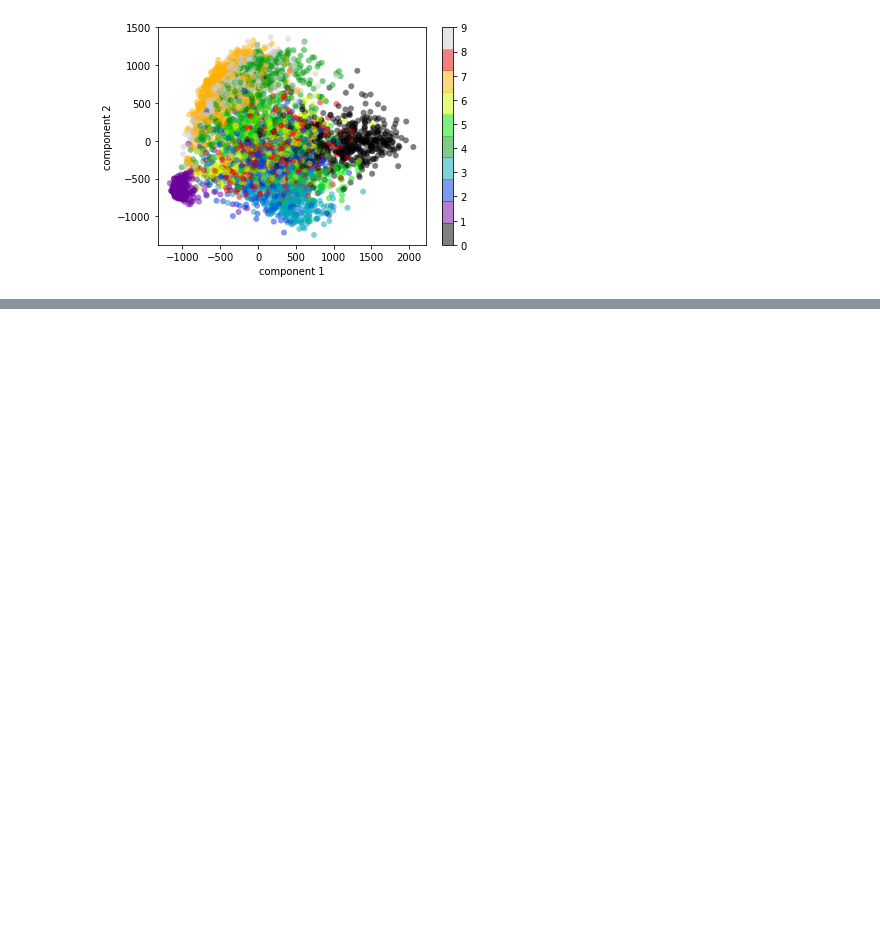
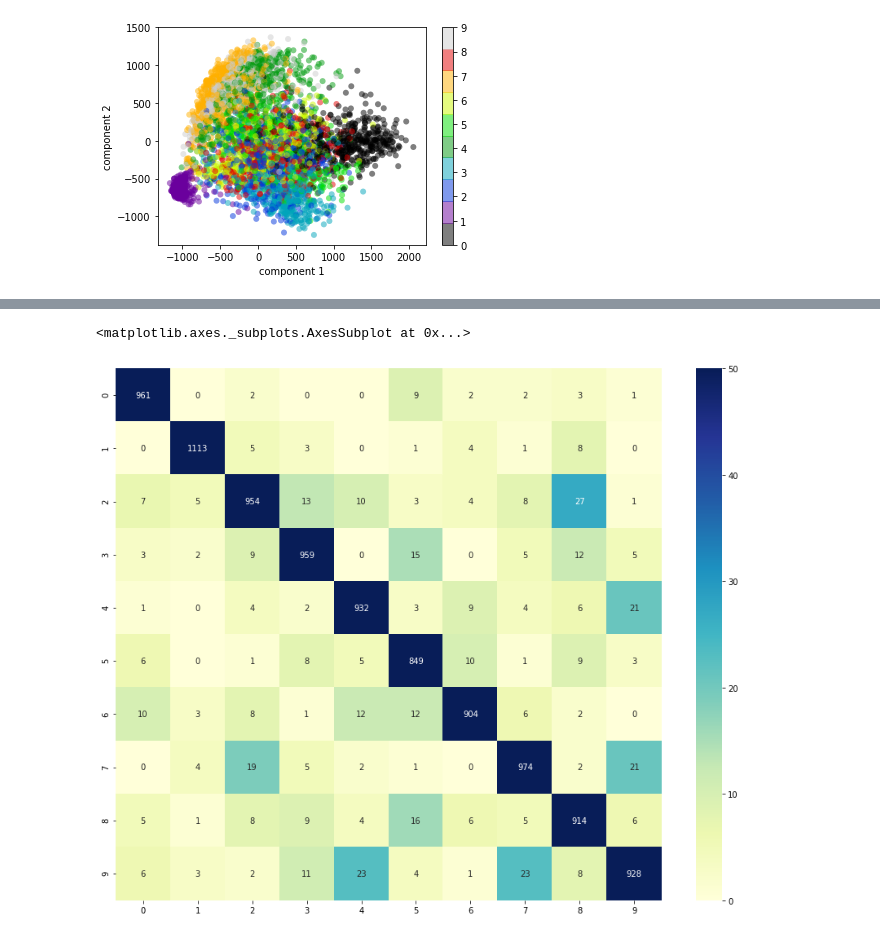
Before and after one commit to silva13/Capstone, a Jupyter notebook: 2. Preprocessing.ipynb, the cells around one changed output, grey strips where cells are left out. Drawn from its saved outputs; the diff is of its cells as text; code cells hidden in the pictures; blank space fills up the shorter version.

```diff
--- a/2. Preprocessing.ipynb
+++ b/2. Preprocessing.ipynb
@@ -150,0 +321,9 @@ sum(PCA_fit.explained_variance_ratio_)
+# %%
+y_pred = LR.predict_classes(X_test1)
+print(y_pred)
+print(y_test)
+#p=model.predict_proba(X_test) # to predict probability
+
+print(classification_report(y_test, y_pred))
+confusion_matrix=confusion_matrix(y_test, y_pred)
+print(confusion_matrix)
@@ -150,0 +348,12 @@ sum(PCA_fit.explained_variance_ratio_)
+# %%
+import seaborn as sn
+import pandas as pd
+import matplotlib.pyplot as plt
+
+df_cm = pd.DataFrame(confusion_matrix, index = [i for i in "0123456789"],
+                  columns = [i for i in "0123456789"])
+plt.figure(figsize = (15,12))
+sn.heatmap(df_cm, annot=True, fmt="g", cmap="YlGnBu", vmax=50)
+# %% [output]
+<matplotlib.axes._subplots.AxesSubplot at 0x...>
+[figure, added]
```
Also changed, not shown: parts of 30 cells of this notebook.
